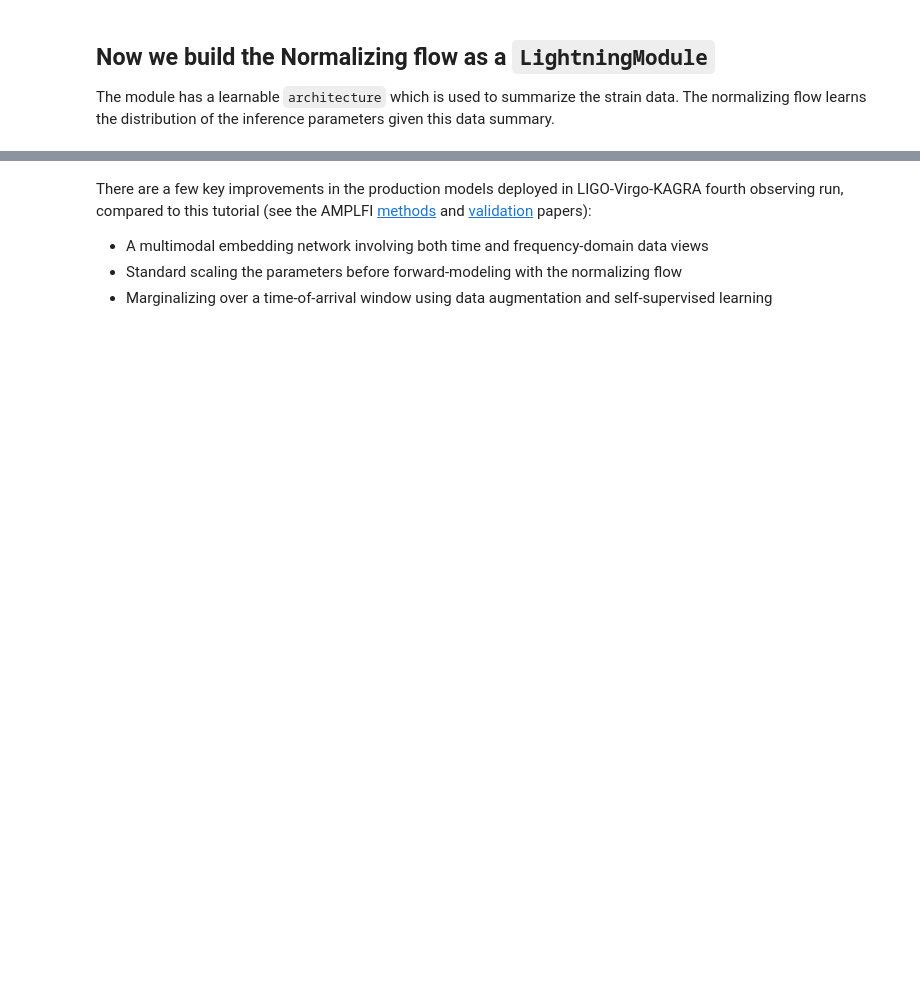
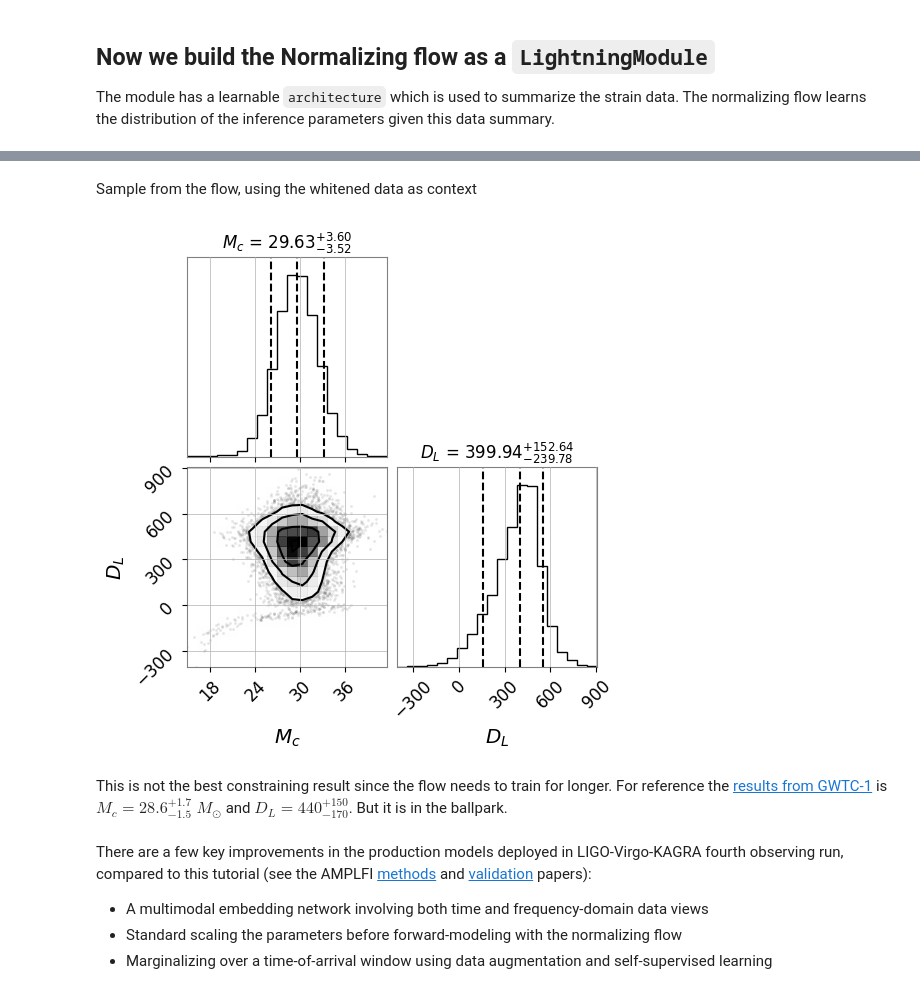
Before and after one commit to ML4GW/ml4gw, a Jupyter notebook: docs/tutorials/ml4gw_lfi_tutorial.ipynb, the cells around one changed output, grey strips where cells are left out. Saved outputs shown, nothing was run; the diff lists cells and outputs as text; code cells hidden in the pictures; blank space fills up the shorter version.

```diff
--- a/docs/tutorials/ml4gw_lfi_tutorial.ipynb
+++ b/docs/tutorials/ml4gw_lfi_tutorial.ipynb
@@ -739,10 +777,10 @@ datamodule = ML4GWInferenceDatamodule(
 
 # invoke trainer
 trainer = pl.Trainer(
-    max_epochs=10,
-    check_val_every_n_epoch=2,
+    max_epochs=30,
+    check_val_every_n_epoch=5,
     precision="16-mixed",
-    log_every_n_steps=10,
+    log_every_n_steps=20,
     logger=logger,
     accelerator="auto",
 )
@@ -777,3 +905,23 @@ Validation: |
+# %% [markdown]
+Sample from the flow, using the whitened data as context
+# %%
+samples = model.sample(n=10000, context=data_whitened.unsqueeze(0))
+# %%
+from corner import corner
+figure = corner(
+    samples.cpu().numpy(),
+    labels=[
+        r"$M_c$",
+        r"$D_L$",
+    ],
+    quantiles=[0.1, 0.5, 0.9],
+    show_titles=True,
+    title_kwargs={"fontsize": 12},
+)
+# %% [output]
+[figure, added]
+# %% [markdown]
+This is not the best constraining result since the flow needs to train for longer. For reference the [results from GWTC-1](https://gwosc.org/eventapi/html/GWTC-1-confident/GW150914/v3/) is $M_c = 28.6^{+1.7}_{-1.5}\;M_{\odot}$ and $D_L = 440^{+150}_{-170}$. But it is in the ballpark.
 # %% [markdown]
 There are a few key improvements in the production models deployed in LIGO-Virgo-KAGRA fourth observing run, compared to this tutorial (see the AMPLFI [methods](https://doi.org/10.1088/2632-2153/ad8982) and [validation](https://doi.org/10.48550/arXiv.2509.22561) papers):
 - A multimodal embedding network involving both time and frequency-domain data views
```
Also changed, not shown: parts of 27 cells of this notebook.
